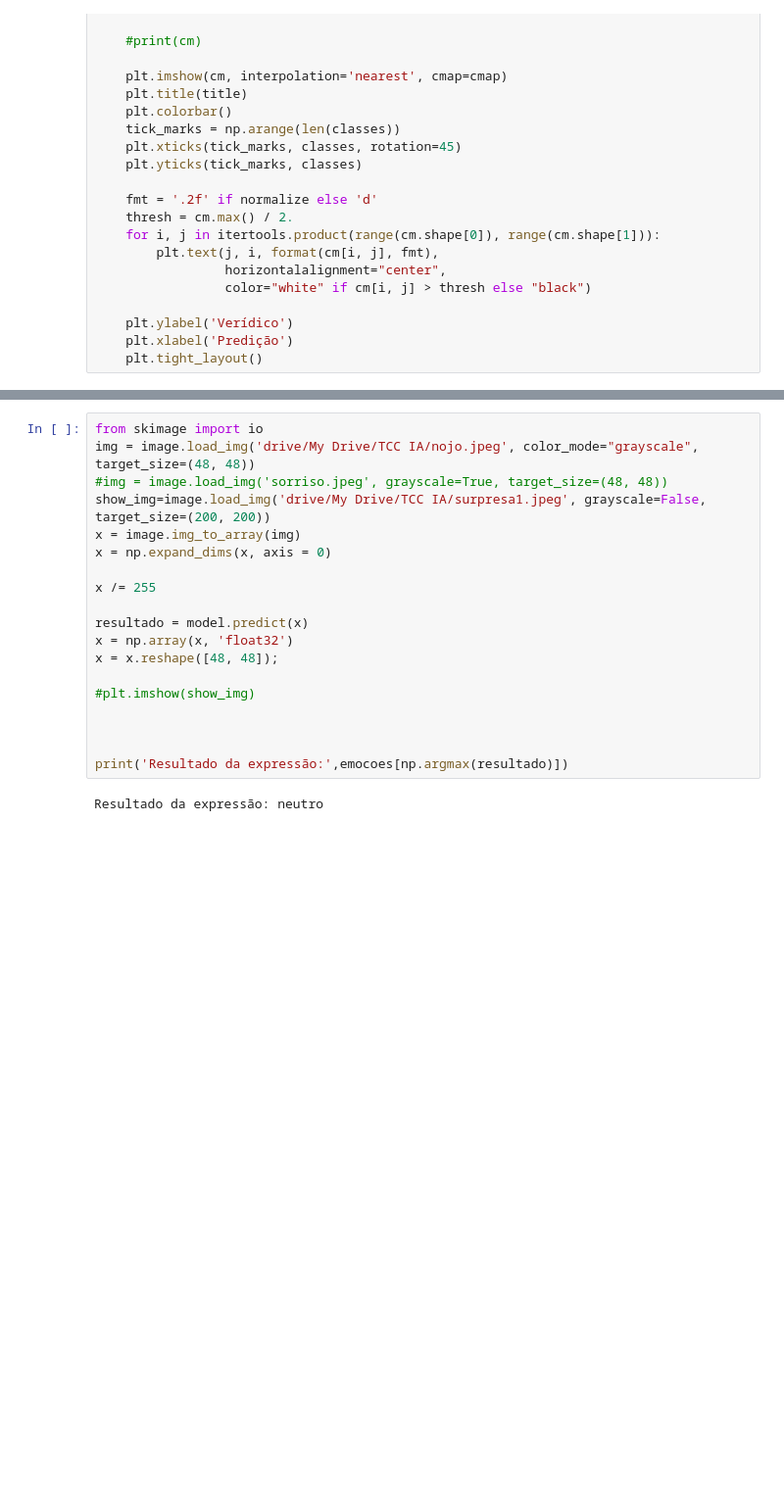
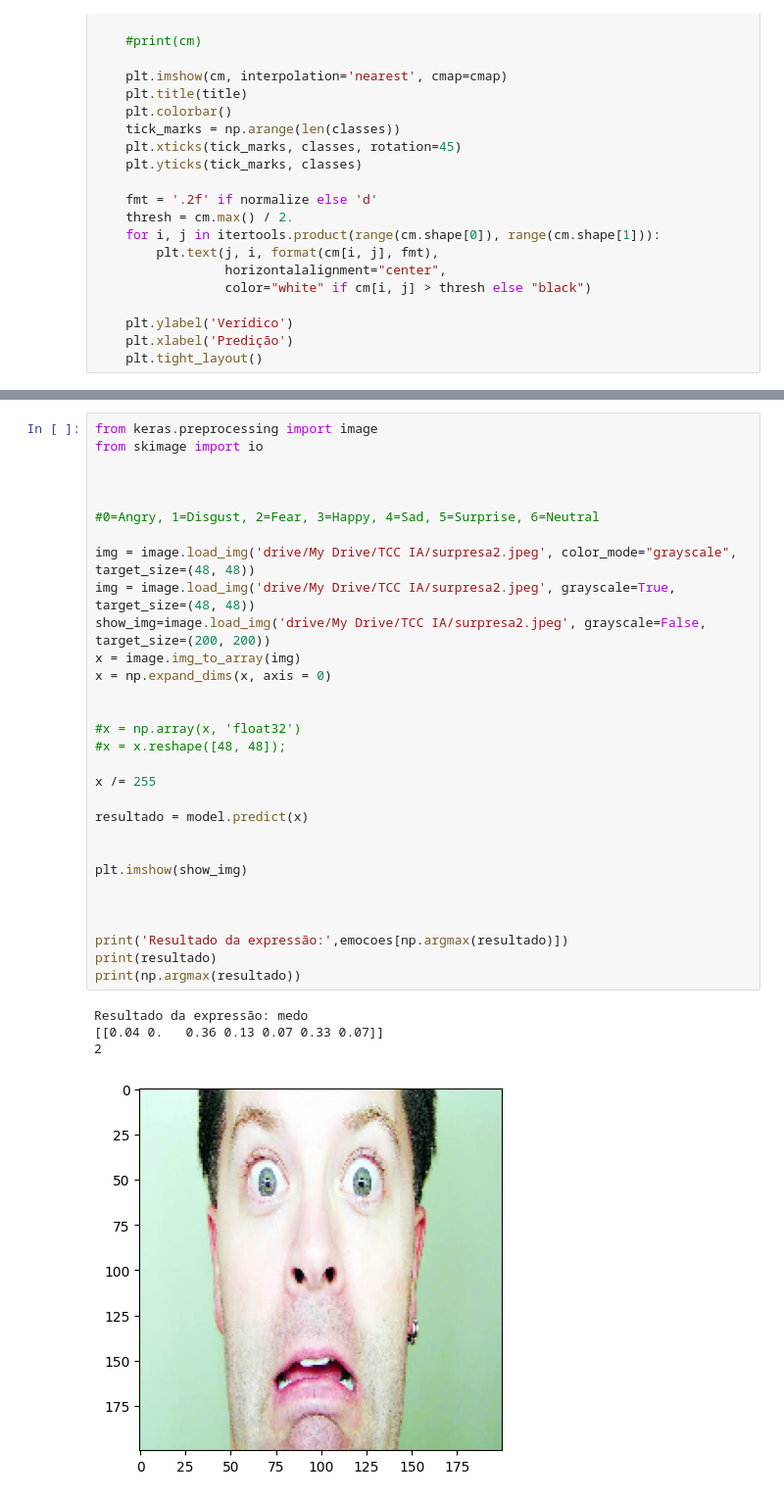
Before and after one commit to hysakada/IA-FER, a Jupyter notebook: Analise_Emocao.ipynb, the cells around one changed output, grey strips where cells are left out. Shown: that part at 98% size. Drawn from its saved outputs; the diff is of its cells as text; blank space fills up the shorter version.

```diff
--- a/Analise_Emocao.ipynb
+++ b/Analise_Emocao.ipynb
@@ -257,21 +297,35 @@ plt.show()
 # %%
+from keras.preprocessing import image
 from skimage import io
-img = image.load_img('drive/My Drive/TCC IA/nojo.jpeg', color_mode="grayscale", target_size=(48, 48))
-#img = image.load_img('sorriso.jpeg', grayscale=True, target_size=(48, 48))
-show_img=image.load_img('drive/My Drive/TCC IA/surpresa1.jpeg', grayscale=False, target_size=(200, 200))
+
+
+
+#0=Angry, 1=Disgust, 2=Fear, 3=Happy, 4=Sad, 5=Surprise, 6=Neutral
+
+img = image.load_img('drive/My Drive/TCC IA/surpresa2.jpeg', color_mode="grayscale", target_size=(48, 48))
+img = image.load_img('drive/My Drive/TCC IA/surpresa2.jpeg', grayscale=True, target_size=(48, 48))
+show_img=image.load_img('drive/My Drive/TCC IA/surpresa2.jpeg', grayscale=False, target_size=(200, 200))
 x = image.img_to_array(img)
 x = np.expand_dims(x, axis = 0)
+
+
+#x = np.array(x, 'float32')
+#x = x.reshape([48, 48]);
 
 x /= 255
 
 resultado = model.predict(x)
-x = np.array(x, 'float32')
-x = x.reshape([48, 48]);
 
-#plt.imshow(show_img)
+
+plt.imshow(show_img)
 
 
 
 print('Resultado da expressão:',emocoes[np.argmax(resultado)])
+print(resultado)
+print(np.argmax(resultado))
 # %% [output]
-Resultado da expressão: neutro
+Resultado da expressão: medo
+[[0.04 0.   0.36 0.13 0.07 0.33 0.07]]
+2
+[figure, added]
```
Also changed, not shown: parts of 10 cells of this notebook.
